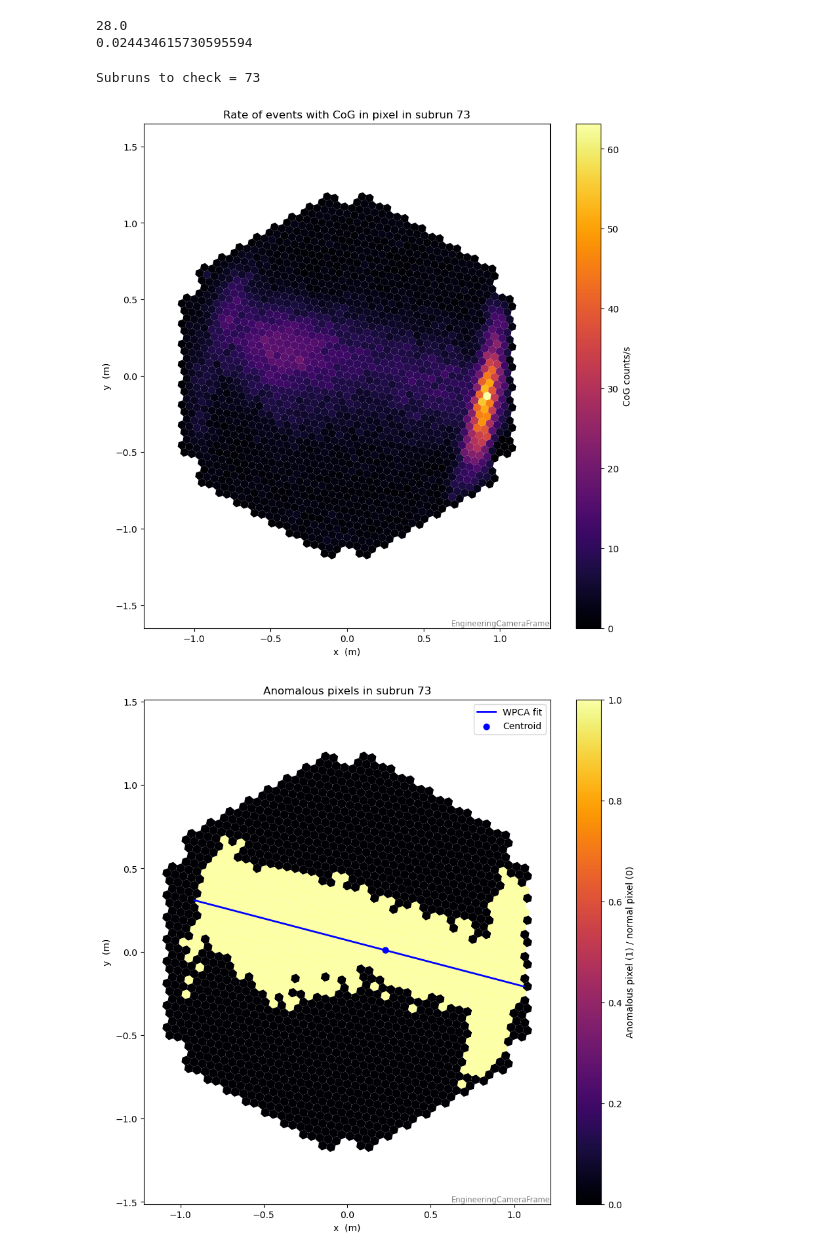
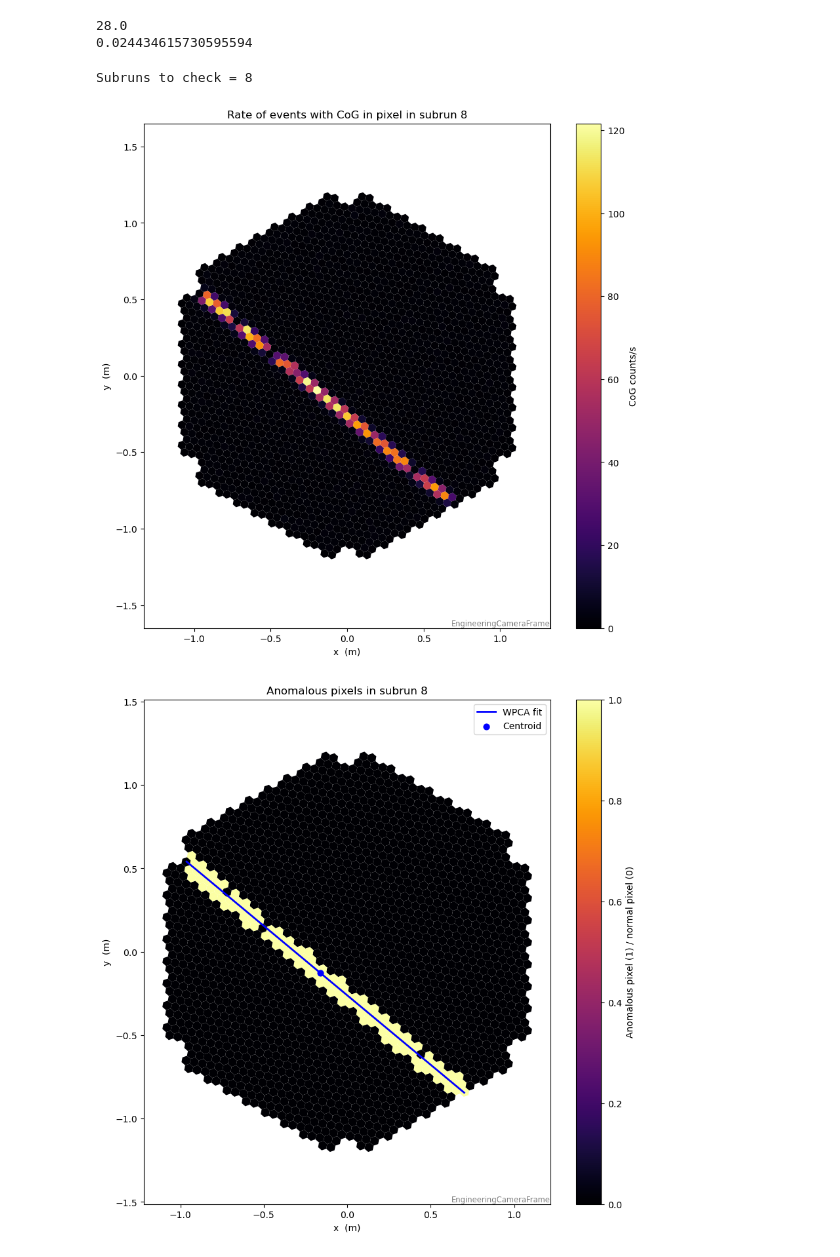
Before and after one commit to andreaprogram/Search-for-anomalous-events-in-LST-1-observations, a Jupyter notebook: Notebooks/datachecks/filters_results.ipynb, the cells around one changed output. Drawn from its saved outputs; the diff is of its cells as text; code cells hidden in the pictures.

```diff
--- a/Notebooks/datachecks/filters_results.ipynb
+++ b/Notebooks/datachecks/filters_results.ipynb
@@ -131,8 +131,8 @@ b.root.general.cosmics.col('subrun_index')
 array([7, 8])
 # %%
 # FILTERS REVISION-------------------------------------------------------------------------------------------------------------------------------------------
-#a = tables.open_file("/data/cta/users-ifae/summer_students/agl/datacheck_dl1_LST-1.Run24704.h5")
-a = tables.open_file(r"/data/cta/users-ifae/moralejo/CTA/summer_student_2026/datacheck/ALL_h5/datacheck_dl1_LST-1.Run{run_id}.h5".format(run_id= run_id))
+a = tables.open_file("/data/cta/users-ifae/summer_students/agl/datacheck_dl1_LST-1.Run24704.h5")
+#a = tables.open_file(r"/data/cta/users-ifae/moralejo/CTA/summer_student_2026/datacheck/ALL_h5/datacheck_dl1_LST-1.Run{run_id}.h5".format(run_id= run_id))
 
 subruns = a.root.dl1datacheck.cosmics.col('subrun_index')[:-1] #0,1,...,57 number of subruns in this run
 n_subruns = len(subruns)
@@ -146,7 +146,7 @@ event_rate_sigma = np.sqrt(np.maximum(num_events, 1.0)) / time
 # ROBUST FIT
 event_rate_robfit = robust_fitt(subruns, event_rate.reshape(-1, 1))
 event_rate_fit = event_rate_robfit["fit"].flatten()
-sigma_cutoff_1 = 50
+sigma_cutoff_1 = 20
 
 plt.figure(figsize=(10, 6))
 plt.fill_between(
@@ -295,6 +277,28 @@ def wpca(m, w):
 # FILTER 3: FLUCTUATIONS OF CoG WITHIN PIXEL
 #from shapely.geometry import LineString, Point
 from scipy.stats import chi2
+
+def wpca(m, w):
+  """
+  m : (N, 2)
+  w :  (N,)
+
+  centroid : (2,)  [x_c, y_c]
+  direction_vector : (2,) [u_x, u_y] (unitario)
+  """
+  w = w / np.sum(w)
+
+  centroid = np.average(m, weights=w, axis=0)
+
+  m_centered = m - centroid # centering data
+  cov_matrix = (m_centered.T * w) @ m_centered # covariance matrix
+
+  eigenvalues, eigenvectors = np.linalg.eigh(cov_matrix)
+
+  main_axis_index = np.argmax(eigenvalues)
+  direction_vector = eigenvectors[:, main_axis_index]
+
+  return centroid, direction_vector
 
 cog_pixel = a.root.dl1datacheck.cosmics.col('cog_within_pixel')[:-1]  # shape: (n_subruns, n_pixels)
 
@@ -333,25 +337,24 @@ plt.show()
 # 3.2: WEIGHTED PCA FIT OF THE SELECTED PIXELS
 # Linear fit to check that indeed the path is linear, x=-y y=-x
 
-# Components
+# Positions of anomalous pixels
 x_pixels = camera_geom.transform_to(EngineeringCameraFrame()).pix_x[mask_3[checks_3]].value  # .value to remove the units in the array, we need to transf to eng. camera frame to plot it correctly
 y_pixels = camera_geom.transform_to(EngineeringCameraFrame()).pix_y[mask_3[checks_3]].value
 
 m_pixels = np.column_stack((x_pixels, y_pixels)) #matrix of the shape columns: pixel, rows: x_pixel, y_pixel
 
-cog_rate_anomalous = cog_rate[checks_3][mask_3[checks_3]]  # weights for the x and y (are the same for each pixel), the weigh will be the normalized cog rate
+# Weights for the x and y (are the same for each pixel), the weigh will be the normalized cog rate
+cog_rate_anomalous = cog_rate[checks_3][mask_3[checks_3]]
 
-# Fit + Elements of the line to draw
+# Fit + Elements of the linear fit to draw
 centroid, direction_vector = wpca(m_pixels, cog_rate_anomalous)
-
 projection = (m_pixels - centroid) @ direction_vector # projection of the position of the pixels with respect to the centroid along the direction vector
 
 t = np.linspace(projection.min(), projection.max(), 100) # drawing the line along the pixels used by the fit
-
 x_wpca = centroid[0] + t * direction_vector[0]
 y_wpca = centroid[1] + t * direction_vector[1]
 
-# Plot of anomalous pixels in anomalous subrun + Linear fit of those pixels with PCA
+# Plot of anomalous pixels in anomalous subrun + Linear fit of those pixels with WPCA
 plt.figure(figsize=(10, 10))
 camdisplay = CameraDisplay(
     camera_geom.transform_to(EngineeringCameraFrame()),
@@ -361,53 +364,47 @@ camdisplay = CameraDisplay(
 camdisplay.add_colorbar(label='Anomalous pixel (1) / normal pixel (0)')
 
 ax = camdisplay.axes
-
 ax.plot(x_wpca, y_wpca, color="blue", lw=2, label="WPCA fit")
 ax.scatter(*centroid, color="blue", s=40, label="Centroid")
 ax.legend()
-
 plt.show()
 
 
 # X^2 TEST TO DETERMINE IF THE PIXELS REALLY FOLLOW A STRAIGHT LINE
 
-#Distances (orthogonal) from the center of the pixel to the fit
-
-direction_vector = direction_vector / np.linalg.norm(direction_vector)
-
-# Coordinates relative to the centroid
+# Coordinates of the pixels relative to the centroid
 delta = m_pixels - centroid
 
-# Orthogonal distance to the line (cross product in 2D)
+#Distances (orthogonal) from the center of the pixels to the line of the fit
 distances = np.abs(delta[:, 0] * direction_vector[1] - delta[:, 1] * direction_vector[0])
 
-
+# Uncertainty of pixels !! this will have to be changed !!
 sigma_pixel = (focal_length.value)*np.tan(np.radians(0.05)) # width of the pixel ~2.44 cm
 
 # Chi-square
 # Chi2 Calculated
 chi2_data = np.sum( cog_rate_anomalous * (distances / sigma_pixel)**2 ) / np.sum(cog_rate_anomalous)
 #chi2_data = np.sum((distances / sigma_pixel)**2)
 
 # Chi2 Theoretical
 dof = len(distances) - 2
 x_max = max(chi2_data * 1.3, dof + 4 * np.sqrt(2 * dof))
 x = np.linspace(0, x_max, 300)
 
 chi2_th = chi2.pdf(x, dof)
 
 plt.plot(x, chi2_th, label=fr"$\chi^2$ Theoretical")
 plt.axvline(chi2_data, color="black", linestyle='--', label=fr"$\chi^2={chi2_data:.2f}$ Data")
 
 plt.xlabel(r"$\chi^2$")
 plt.ylabel("PDF")
 plt.legend()
 plt.show()
 
 p_value = 1 - chi2.cdf(chi2_data, dof)
 
 print(f"p-value = {p_value:.7e}")
 # %% [output]
-Subruns to check = 73
+Subruns to check = 8
-[figure, old version]
+[figure, new version]
-[figure, old version]
+[figure, new version]
```
Also changed, not shown: parts of 7 cells of this notebook.
